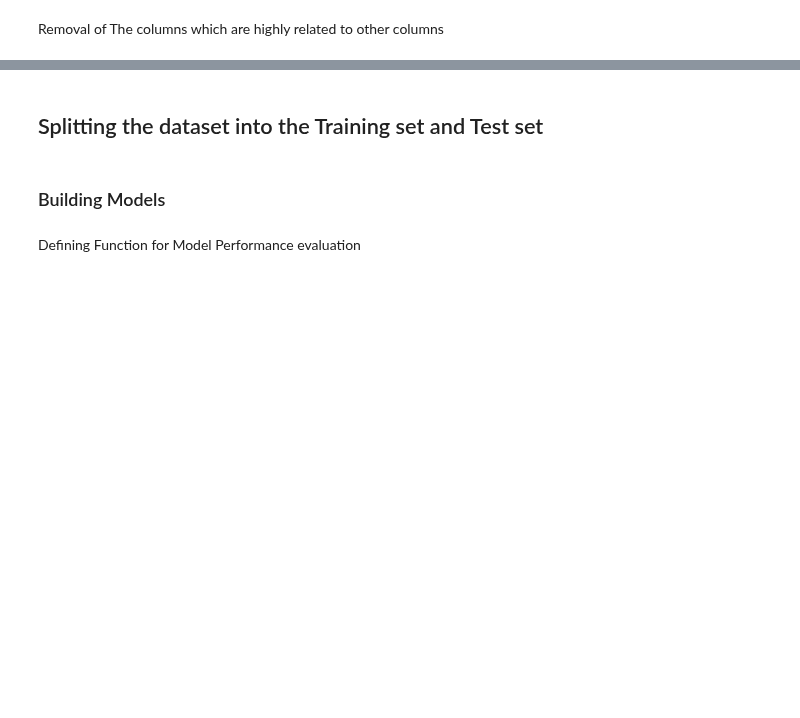
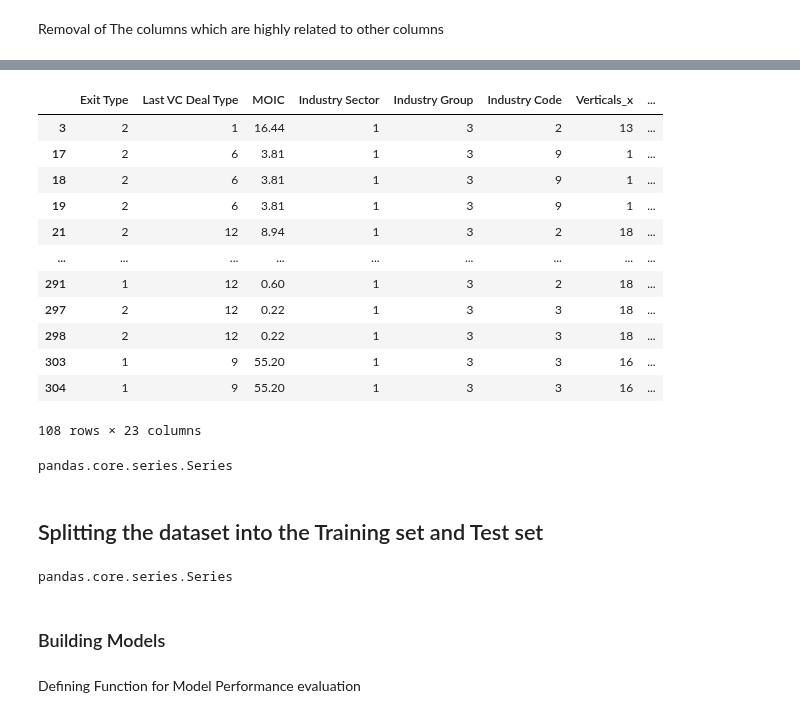
Before and after one commit to Mayank-004/VC-Industry-Predictive-analysis, a Jupyter notebook: VC_Target_MOIC.ipynb, the cells around one changed output, grey strips where cells are left out. Saved outputs shown, nothing was run; the diff lists cells and outputs as text; code cells hidden in the pictures; blank space fills up the shorter version.

```diff
--- a/VC_Target_MOIC.ipynb
+++ b/VC_Target_MOIC.ipynb
@@ -281,2 +301,18 @@ pyplot.show()
+# %%
+dataset
+# %% [output]
+|  | Exit Type | Last VC Deal Type | MOIC | Industry Sector | Industry Group | Industry Code | Verticals_x | ... |
+| 3 | 2 | 1 | 16.44 | 1 | 3 | 2 | 13 | ... |
+| 17 | 2 | 6 | 3.81 | 1 | 3 | 9 | 1 | ... |
+| 18 | 2 | 6 | 3.81 | 1 | 3 | 9 | 1 | ... |
+| 19 | 2 | 6 | 3.81 | 1 | 3 | 9 | 1 | ... |
+| 21 | 2 | 12 | 8.94 | 1 | 3 | 2 | 18 | ... |
+| ... | ... | ... | ... | ... | ... | ... | ... | ... |
+| 291 | 1 | 12 | 0.60 | 1 | 3 | 2 | 18 | ... |
+| 297 | 2 | 12 | 0.22 | 1 | 3 | 3 | 18 | ... |
+| 298 | 2 | 12 | 0.22 | 1 | 3 | 3 | 18 | ... |
+| 303 | 1 | 9 | 55.20 | 1 | 3 | 3 | 16 | ... |
+| 304 | 1 | 9 | 55.20 | 1 | 3 | 3 | 16 | ... |
+108 rows × 23 columns
 # %%
 X = dataset.loc[:,dataset.columns!='MOIC']
@@ -284,8 +324,16 @@ Y = dataset[['MOIC']]
+# %%
+type(Y)
+# %% [output]
+pandas.core.series.Series
 # %% [markdown]
 ## Splitting the dataset into the Training set and Test set
 # %%
 from sklearn.model_selection import train_test_split
 X_train, X_test, y_train, y_test = train_test_split(X, Y, test_size = 0.2, random_state = 1)
+# %%
+type(y_test)
+# %% [output]
+pandas.core.series.Series
 # %% [markdown]
 ### Building Models
 # %% [markdown]
```
Also changed, not shown: parts of 24 cells of this notebook.
